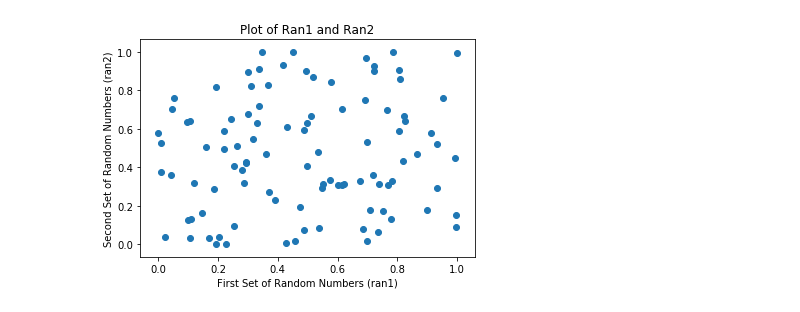
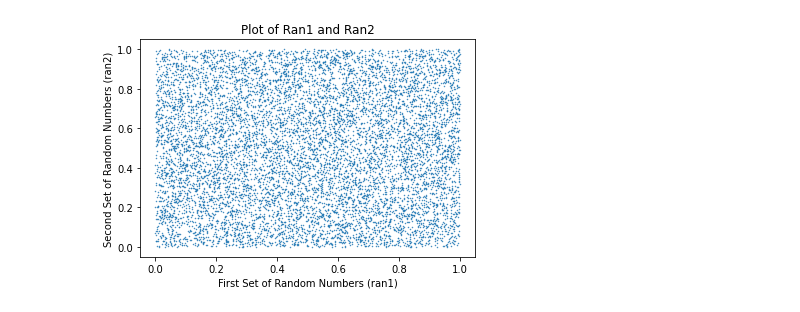
Before and after one commit to DipeshPoudel/MDS-607-MonteCarloMethods, a Jupyter notebook: random_numbers/RandomNumbers.ipynb, the cells around one changed output. Saved outputs shown, nothing was run; the diff lists cells and outputs as text; code cells hidden in the pictures.

```diff
--- a/random_numbers/RandomNumbers.ipynb
+++ b/random_numbers/RandomNumbers.ipynb
@@ -7,7 +7,7 @@ seed1 = 1982537
 seed2 = 1258965
 random_numbers = []
 # %%
-for i in range(100):
+for i in range(10000):
     ran1=(16807*seed1)%((2**31)-1)
     ran2=(16807*seed2)%((2**31)-1)
     random_numbers.append({'ran1':ran1,'ran2':ran2})
@@ -19,13 +19,13 @@ df = pd.DataFrame(random_numbers)
 df['ran1_norm'] = (df['ran1']-min(df['ran1']))/(max(df['ran1'])-min(df['ran1']))
 df['ran2_norm'] = (df['ran2']-min(df['ran2']))/(max(df['ran2'])-min(df['ran2']))
 # %%
-plt.scatter(df['ran1_norm'],df['ran2_norm'])
+plt.scatter(df['ran1_norm'],df['ran2_norm'],s=0.2)
 plt.xlabel('First Set of Random Numbers (ran1)')
 plt.ylabel('Second Set of Random Numbers (ran2)')
 plt.title('Plot of Ran1 and Ran2')
 plt.show()
 # %% [output]
-[figure, old version]
+[figure, new version]
 # %%
 for column in df.columns:
     sns.histplot(df[column])
```
Also changed, not shown: parts of 12 cells of this notebook.
